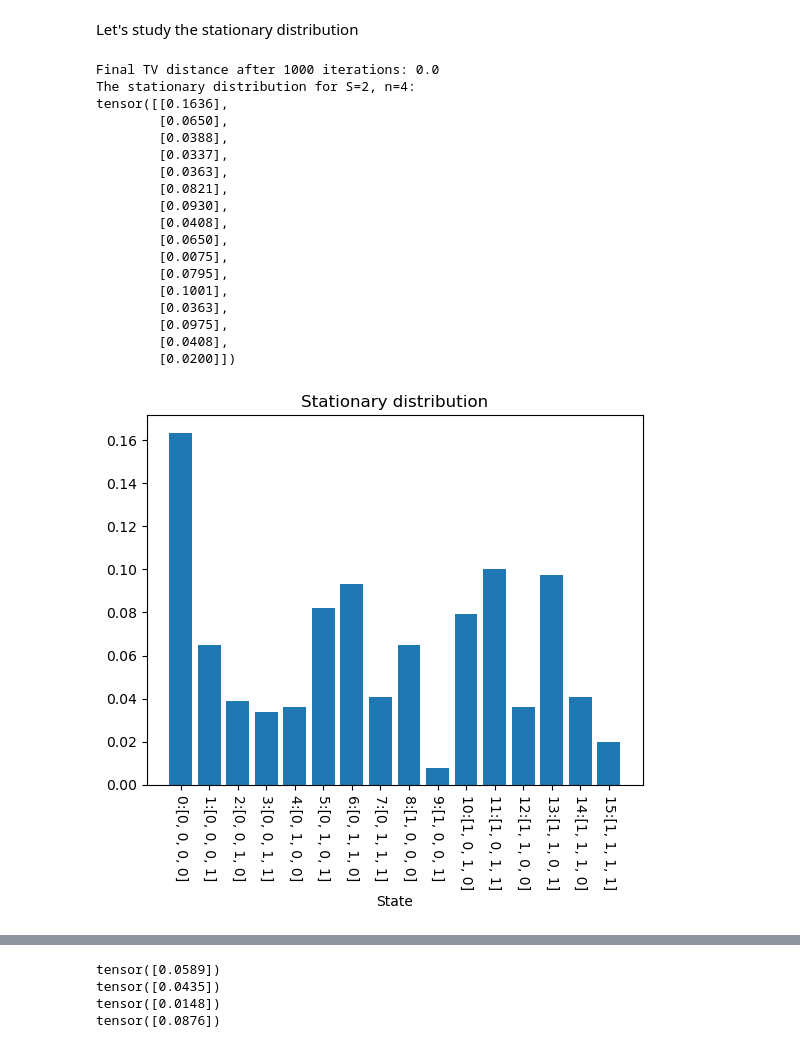
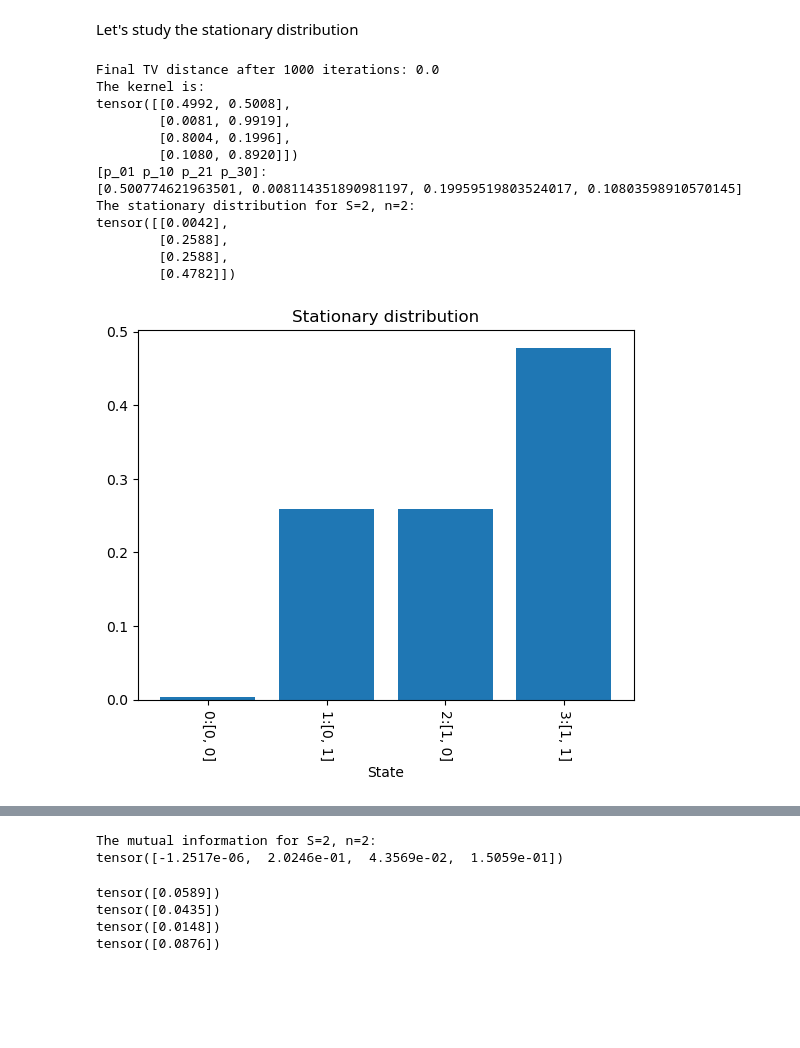
Before and after one commit to gszfwsb/Unveiling-Induction-Heads, a Jupyter notebook: RPE/simu_grad/simu_grad.ipynb, the cells around one changed output, grey strips where cells are left out. Saved outputs shown, nothing was run; the diff lists cells and outputs as text; code cells hidden in the pictures; blank space fills up the shorter version.

```diff
--- a/RPE/simu_grad.ipynb
+++ b/RPE/simu_grad/simu_grad.ipynb
@@ -370,34 +423,44 @@ plot_hist(std_MI.numpy(), 2, n, title=f'Standard deviation of the mutual informa
 # %% [markdown]
 Let's study the stationary distribution
 # %%
-S, L, n_language, alpha, n_sample = 2, 100, 5, 0.3, 1
+S, L, n_language, alpha, n_sample = 2, 100, 3, 0.5, 1
 n = n_language - 1
 num_test = 5000
 power = 2
 
 pi = NGramDataset(S, L, n_language, alpha, n_sample).pi
 mu, _ = get_stationary(pi, S, n, output=True, max_iter=1000)
+print(f'The kernel is:\n{pi}')
+print(f'[p_01 p_10 p_21 p_30]:\n{[pi[0, 1].item(), pi[1, 0].item(), pi[2, 1].item(), pi[3, 0].item()]}')
 print(f'The stationary distribution for S={S}, n={n}:\n{mu}')
 
 # histogram the stationary distribution
 plot_hist(mu, S, n)
+
+
+# get the chi-square mutual information
+mu_prod_pi = (mu.reshape(-1, 1) * pi).transpose(0, 1).view(
+    tuple([S for _ in range(n+1)])
+    )
+MI = torch.zeros(2**n)
+for i, support in enumerate(range(0, 2**n)):
+    MI[i] = chi_square_mutual_info_support(support, mu_prod_pi, power)
+
+# plot the mutual information
+plot_hist(MI, 2, n, title=f'Mutual information for S={S}, n={n}')
+print(f'The mutual information for S={S}, n={n}:\n{MI}')
 # %% [output]
 Final TV distance after 1000 iterations: 0.0
-The stationary distribution for S=2, n=4:
-tensor([[0.1636],
-        [0.0650],
-        [0.0388],
-        [0.0337],
-        [0.0363],
-        [0.0821],
-        [0.0930],
-        [0.0408],
-        [0.0650],
-        [0.0075],
-        [0.0795],
-        [0.1001],
-        [0.0363],
-        [0.0975],
-        [0.0408],
-        [0.0200]])
+The kernel is:
+tensor([[0.4992, 0.5008],
+        [0.0081, 0.9919],
+        [0.8004, 0.1996],
+        [0.1080, 0.8920]])
+[p_01 p_10 p_21 p_30]:
+[0.500774621963501, 0.008114351890981197, 0.19959519803524017, 0.10803598910570145]
+The stationary distribution for S=2, n=2:
+tensor([[0.0042],
+        [0.2588],
+        [0.2588],
+        [0.4782]])
-[figure, old version]
+[figure, new version]
@@ -404,3 +468,5 @@ tensor([[0.1636],
+The mutual information for S=2, n=2:
+tensor([-1.2517e-06,  2.0246e-01,  4.3569e-02,  1.5059e-01])
 # %%
 print(mu[4] * pi[4, 1])
 print(mu[2] * pi[2, 1])
```
Also changed, not shown: parts of 3 cells of this notebook, 6 other files.
